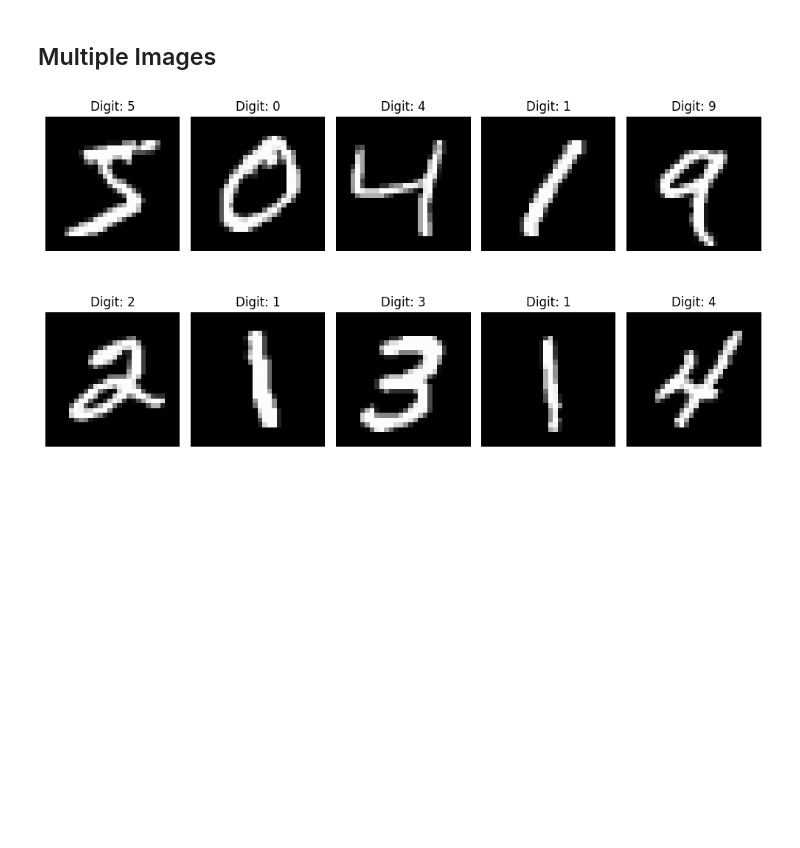
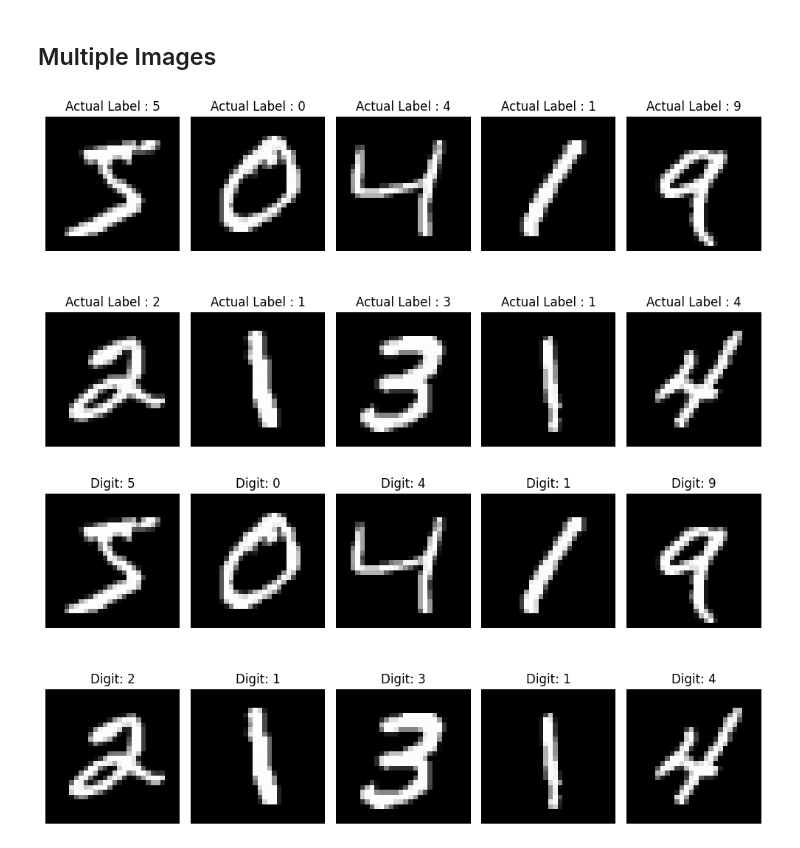
Before and after one commit to M-Abbas1/Huawei_HCCDA_AI_Course, a Jupyter notebook: week_07/saturday/notebooks/mnist-handwritten-digit-classification-using-ann.ipynb, the cells around one changed output. Saved outputs shown, nothing was run; the diff lists cells and outputs as text; code cells hidden in the pictures; blank space fills up the shorter version.

```diff
--- a/week_07/saturday/notebooks/mnist-handwritten-digit-classification-using-ann.ipynb
+++ b/week_07/saturday/notebooks/mnist-handwritten-digit-classification-using-ann.ipynb
@@ -75,6 +95,17 @@ plt.show()
 [figure]
 # %% [markdown]
 ## Multiple Images
+# %%
+fig, ax = plt.subplots(2, 5, figsize=(10, 6))
+
+for a, img, lab in zip(ax.ravel(), X[:10], y[:10]):
+    a.imshow(img, cmap='gray')
+    a.set_title(f"Actual Label : {lab}")
+    a.axis('off')
+
+plt.tight_layout()
+# %% [output]
+[figure, added]
 # %%
 plt.figure(figsize=(10, 6))
 
```
Also changed, not shown: parts of 21 cells of this notebook, 21 other files.
